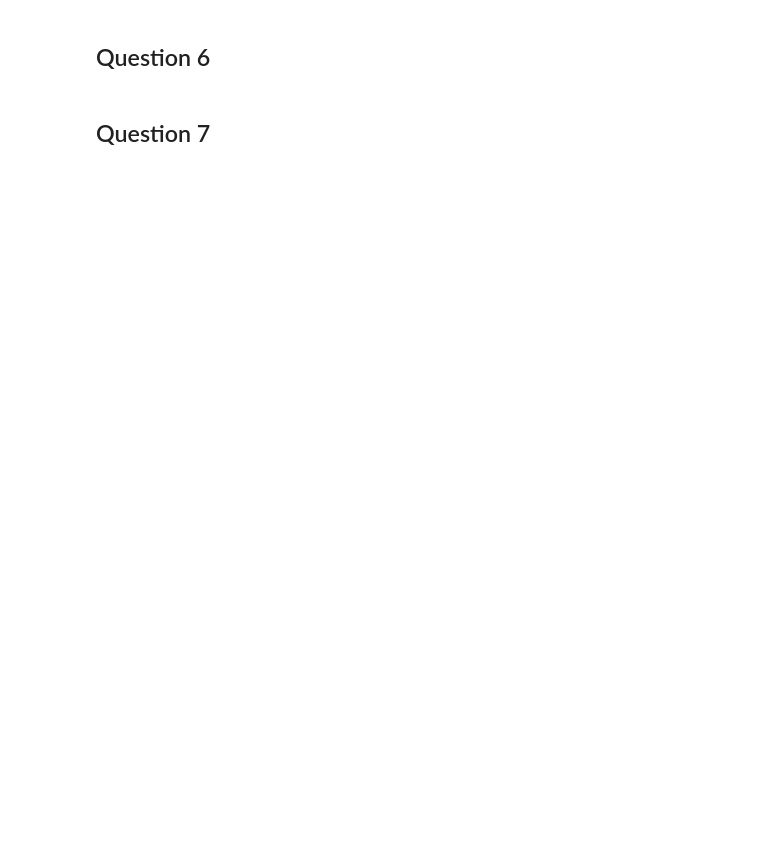
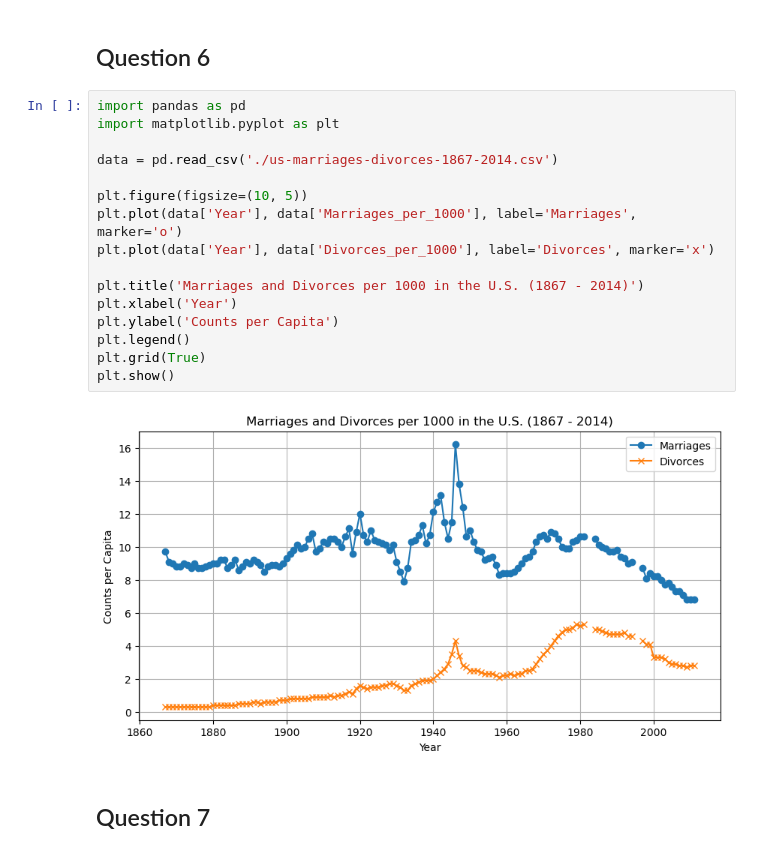
Before and after one commit to pinghaili/Pinghai.Li.BDAT1004PS3, a Jupyter notebook: PS3.ipynb, the cells around one changed output. Drawn from its saved outputs; the diff is of its cells as text; blank space fills up the shorter version.

```diff
--- a/PS3.ipynb
+++ b/PS3.ipynb
@@ -56,4 +275,22 @@ writer         42.222222   57.777778
 # %% [markdown]
 ## Question 6
+# %%
+import pandas as pd
+import matplotlib.pyplot as plt
+
+data = pd.read_csv('./us-marriages-divorces-1867-2014.csv')
+
+plt.figure(figsize=(10, 5))
+plt.plot(data['Year'], data['Marriages_per_1000'], label='Marriages', marker='o')
+plt.plot(data['Year'], data['Divorces_per_1000'], label='Divorces', marker='x')
+
+plt.title('Marriages and Divorces per 1000 in the U.S. (1867 - 2014)')
+plt.xlabel('Year')
+plt.ylabel('Counts per Capita')
+plt.legend()
+plt.grid(True)
+plt.show()
+# %% [output]
+[figure, added]
 # %% [markdown]
 ## Question 7
```
Also changed, not shown: parts of 9 cells of this notebook, 5 other files.
